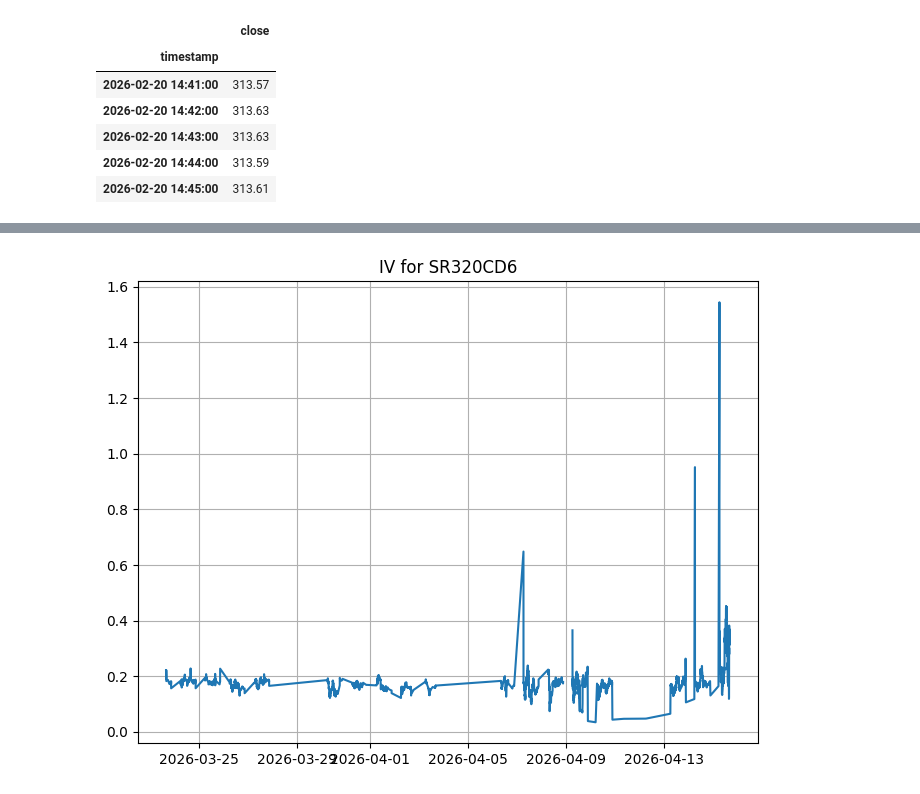
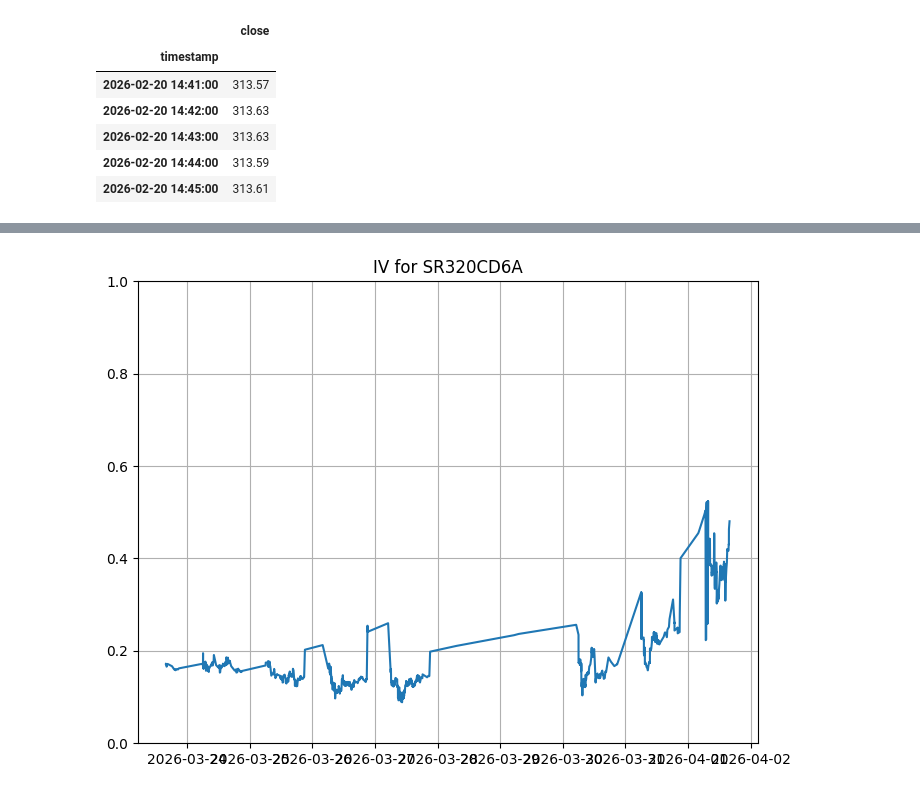
Before and after one commit to SigmaFlowX/Sber-Moex-Options, a Jupyter notebook: notebooks/iv_history.ipynb, the cells around one changed output, grey strips where cells are left out. Saved outputs shown, nothing was run; the diff lists cells and outputs as text; code cells hidden in the pictures.

Commit message:
made iv graph

```diff
--- a/notebooks/iv_history.ipynb
+++ b/notebooks/iv_history.ipynb
@@ -31,9 +31,9 @@ import psycopg2
 conn = psycopg2.connect(db_url)
 cur = conn.cursor()
 
-ticker = "SR320CD6"
+ticker = "SR320CD6A"
 strike = 320
-expiry_date = datetime(2026, 4, 15, 19, tzinfo=timezone.utc)
+expiry_date = datetime(2026, 4, 1, 19, tzinfo=timezone.utc)
 
 cur.execute("""
 SELECT timestamp, bids, asks FROM orderbooks
@@ -134,10 +124,11 @@ Backup bisection method is not applicable
 # %%
 from matplotlib import pyplot as plt
 
 fig = plt.figure(figsize=(8,6))
 
 plt.plot(merged_df['timestamp'], merged_df['IV'])
 plt.title(f"IV for {ticker}")
+plt.ylim(0, 1)
 plt.grid()
 # %% [output]
-[figure, old version]
+[figure, new version]
```
Also changed, not shown: parts of 5 cells of this notebook.
